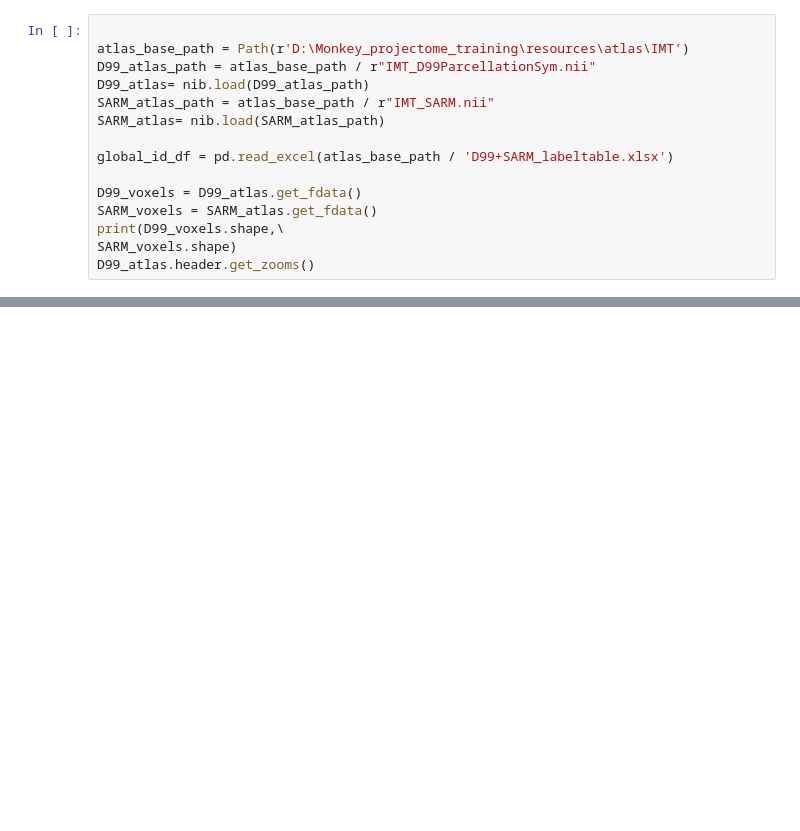
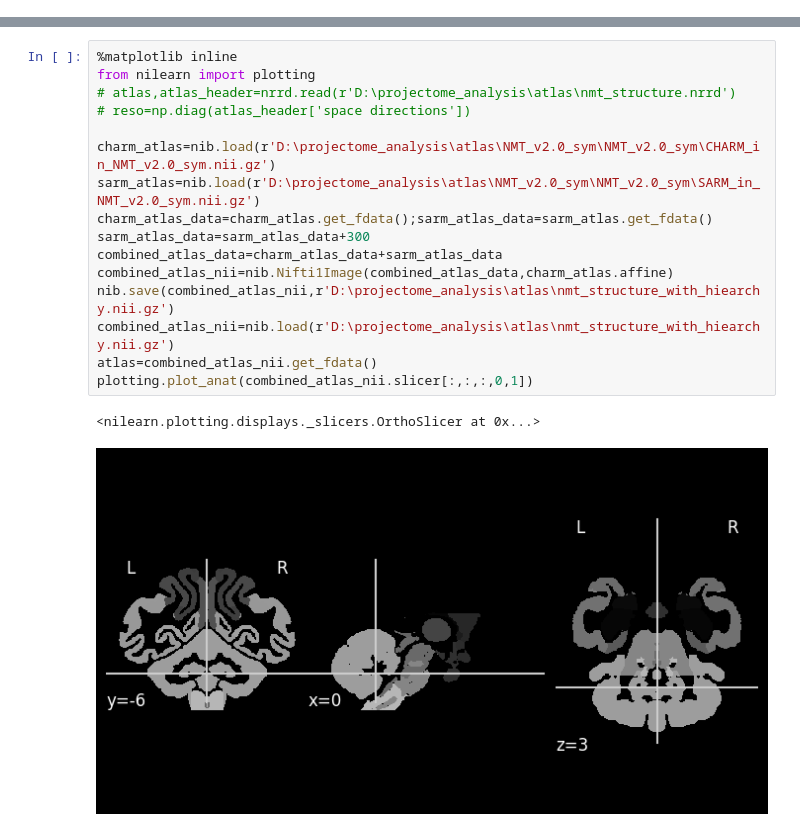
Before and after one commit to InteroAnat/projectome_analysis, a Jupyter notebook: main_scripts/monkey_936_analysis.ipynb, the cells around one changed output, grey strips where cells are left out. Saved outputs shown, nothing was run; the diff lists cells and outputs as text; blank space fills up the shorter version.

Commit message:
currently best working region analysis

```diff
--- a/main_scripts/monkey_936_analysis.ipynb
+++ b/main_scripts/monkey_936_analysis.ipynb
@@ -51,15 +35,0 @@ Step 1.1: inspect the template nifti and its annotation file, get the basic unde
-# %%
-
-atlas_base_path = Path(r'D:\Monkey_projectome_training\resources\atlas\IMT')
-D99_atlas_path = atlas_base_path / r"IMT_D99ParcellationSym.nii"
-D99_atlas= nib.load(D99_atlas_path)
-SARM_atlas_path = atlas_base_path / r"IMT_SARM.nii"
-SARM_atlas= nib.load(SARM_atlas_path)
-
-global_id_df = pd.read_excel(atlas_base_path / 'D99+SARM_labeltable.xlsx')
-
-D99_voxels = D99_atlas.get_fdata()
-SARM_voxels = SARM_atlas.get_fdata()
-print(D99_voxels.shape,\
-SARM_voxels.shape)
-D99_atlas.header.get_zooms()
@@ -237,0 +61,19 @@ plt.show()
+# %%
+%matplotlib inline
+from nilearn import plotting
+# atlas,atlas_header=nrrd.read(r'D:\projectome_analysis\atlas\nmt_structure.nrrd')
+# reso=np.diag(atlas_header['space directions'])
+
+charm_atlas=nib.load(r'D:\projectome_analysis\atlas\NMT_v2.0_sym\NMT_v2.0_sym\CHARM_in_NMT_v2.0_sym.nii.gz')
+sarm_atlas=nib.load(r'D:\projectome_analysis\atlas\NMT_v2.0_sym\NMT_v2.0_sym\SARM_in_NMT_v2.0_sym.nii.gz')
+charm_atlas_data=charm_atlas.get_fdata();sarm_atlas_data=sarm_atlas.get_fdata()
+sarm_atlas_data=sarm_atlas_data+300
+combined_atlas_data=charm_atlas_data+sarm_atlas_data
+combined_atlas_nii=nib.Nifti1Image(combined_atlas_data,charm_atlas.affine)
+nib.save(combined_atlas_nii,r'D:\projectome_analysis\atlas\nmt_structure_with_hiearchy.nii.gz')
+combined_atlas_nii=nib.load(r'D:\projectome_analysis\atlas\nmt_structure_with_hiearchy.nii.gz')
+atlas=combined_atlas_nii.get_fdata()
+plotting.plot_anat(combined_atlas_nii.slicer[:,:,:,0,1])
+# %% [output]
+<nilearn.plotting.displays._slicers.OrthoSlicer at 0x...>
+[figure, added]
```
Also changed, not shown: parts of 31 cells of this notebook, 15 other files.
